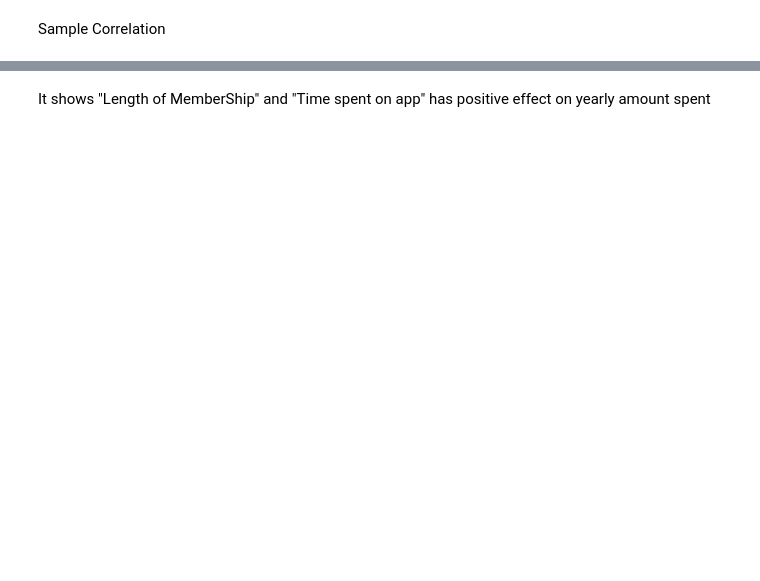
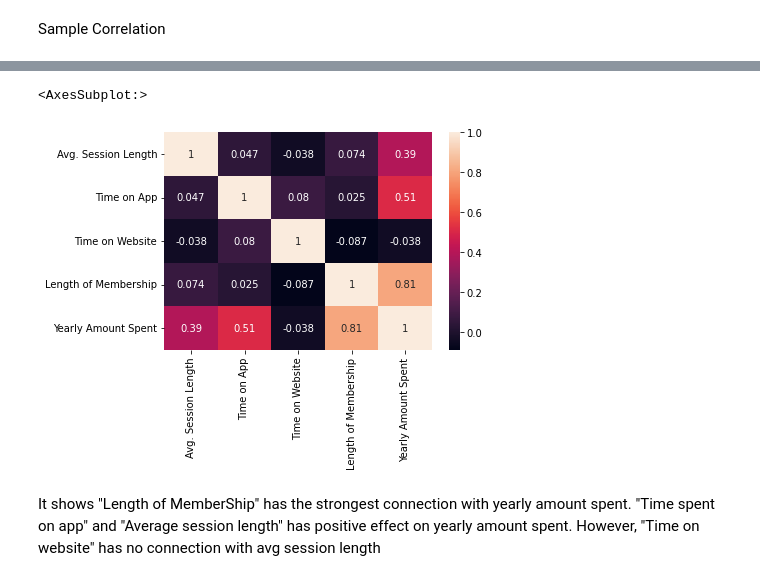
Before and after one commit to daeisbae/KaggleEcommerceAnalysisAndML, a Jupyter notebook: DataAnalysis.ipynb, the cells around one changed output, grey strips where cells are left out. Cells and saved outputs as stored; diff of their text form; code cells hidden in the pictures; blank space fills up the shorter version.

```diff
--- a/DataAnalysis.ipynb
+++ b/DataAnalysis.ipynb
@@ -50,2 +43,7 @@ eco.corr()
+# %%
+sns.heatmap(eco.corr(), annot=True)
+# %% [output]
+<AxesSubplot:>
+[figure, added]
 # %% [markdown]
-It shows "Length of MemberShip" and "Time spent on app" has positive effect on yearly amount spent
+It shows "Length of MemberShip" has the strongest connection with yearly amount spent. "Time spent on app" and "Average session length" has positive effect on yearly amount spent. However, "Time on website" has no connection with avg session length
```
Also changed, not shown: parts of 3 cells of this notebook, 2 other files.
